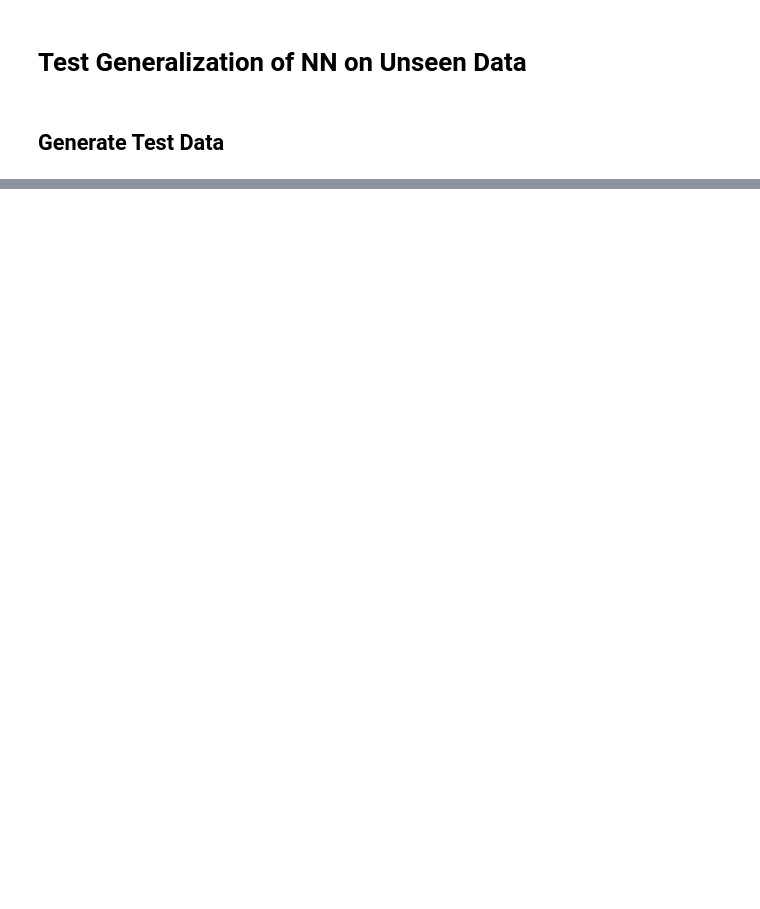
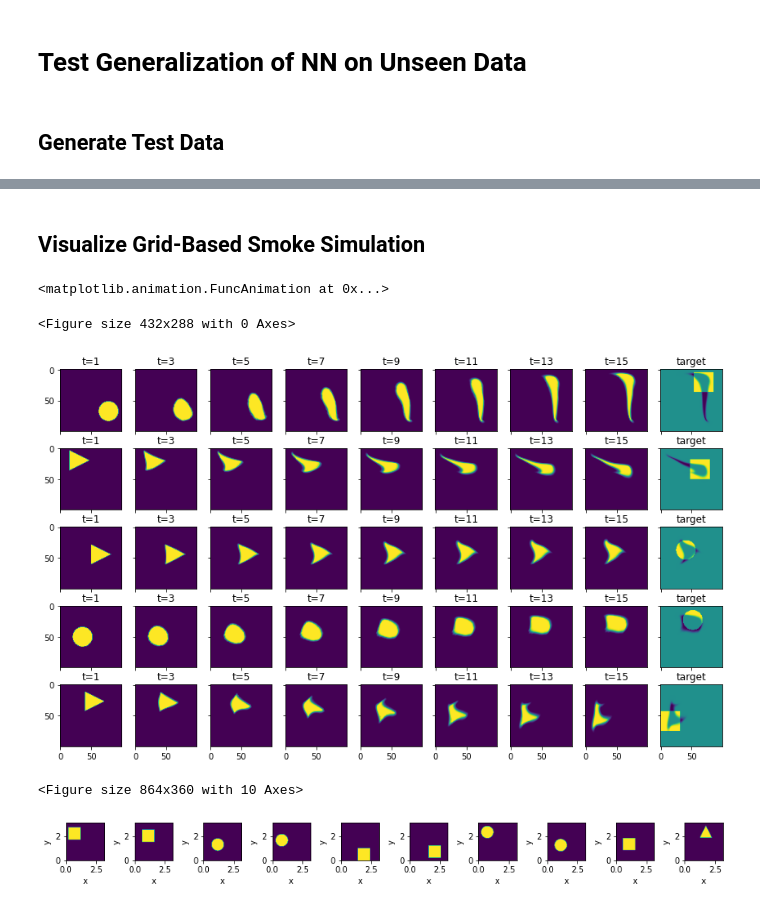
Before and after one commit to bobarna/eigenfluid-control, a Jupyter notebook: network-training.ipynb, the cells around one changed output, grey strips where cells are left out. Drawn from its saved outputs; the diff is of its cells as text; code cells hidden in the pictures; blank space fills up the shorter version.

```diff
--- a/network-training.ipynb
+++ b/network-training.ipynb
@@ -270,2 +426,60 @@ Loss = (batchᵇ=10) 3.267 ± 3.689 (6e-01...1e+01)
 <matplotlib.animation.FuncAnimation at 0x...>
 <Figure size 432x288 with 0 Axes>
+# %% [markdown]
+## Visualize Grid-Based Smoke Simulation
+# %%
+loss, test_traj, w_traj = loss_function(
+                    p_test_trajectory.time[0:STEPS-1],
+                    p_test_trajectory.time[1:STEPS],
+                    math.stack([eigenfluid.w]*TEST_SIZE, batch('batch')),
+                )
+
+trajectory_w = math.stack(w_traj, batch('time'))
+
+smoke_test_traj = []
+
+# Simulate smoke
+for b in range(TEST_SIZE):
+    curr_smoke_traj = []
+    smoke = shape_0_test_list[b].get_smoke()
+    curr_smoke_traj.append(smoke)
+    for i in range(STEPS-1):
+        velocity = eigenfluid.reconstruct_velocity(trajectory_w.batch[b].time[i], N)
+        # Simulate
+        smoke = advect.mac_cormack(curr_smoke_traj[-1], velocity, dt=DT)
+        # Save trajectory
+        curr_smoke_traj.append(smoke)
+    curr_smoke_traj = math.stack(curr_smoke_traj, batch('time'))
+    smoke_test_traj.append(curr_smoke_traj)
+
+smoke_test_traj = math.stack(smoke_test_traj, batch('batch'))
+
+plot({
+    "": smoke_test_traj,
+}, animate='time', show_color_bar=False)
+# %% [output]
+<matplotlib.animation.FuncAnimation at 0x...>
+<Figure size 432x288 with 0 Axes>
+# %%
+target_smokes_test = [s.get_smoke() for s in shape_t_test_list]
+
+pylab.subplots(VISU_NR, 9, sharey='row', sharex='col', figsize=(12, 7))
+pylab.tight_layout(w_pad=0)
+for i, curr in enumerate([smoke_test_traj.values.batch[b] for b in range(VISU_NR)]):
+    for t in range(9):
+        pylab.subplot(VISU_NR, 9, (t+1)+(i*9))
+        if t == 8:
+            pylab.title('target')
+            pylab.imshow(target_smokes_test[i].values - smoke_test_traj.batch[i].time[-1].values, origin='upper')
+        else:
+            pylab.title('t={}'.format(t*2+1))
+            pylab.imshow(curr.time[(t*2)+1], origin='upper')
+# %% [output]
+[figure, added]
+# %%
+plot({
+    "": [s.get_smoke() for s in shape_t_test_list]
+}, animate='time', show_color_bar=False)
+# %% [output]
+<Figure size 864x360 with 10 Axes>
+[figure, added]
```
Also changed, not shown: parts of 18 cells of this notebook.
